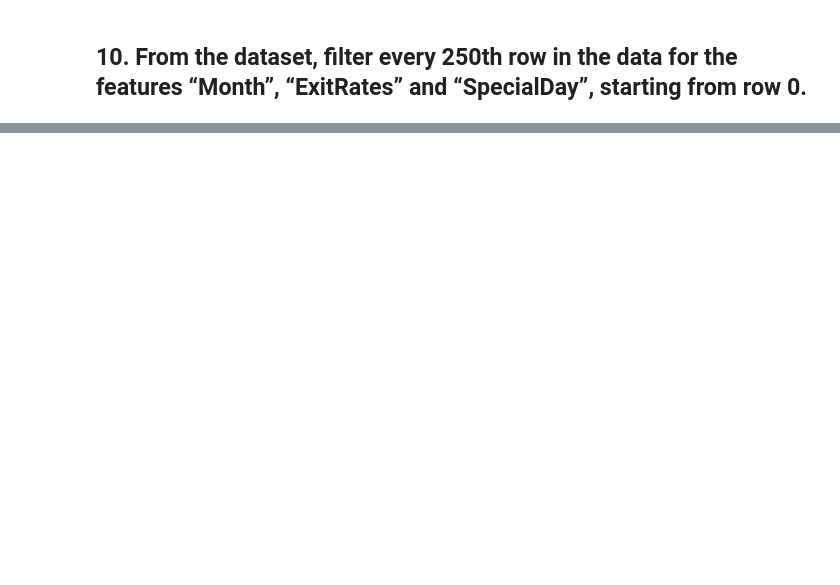
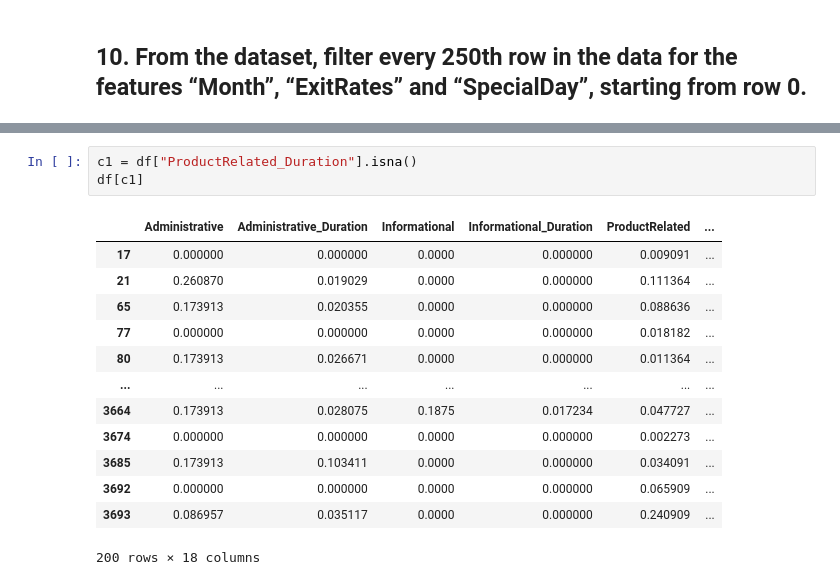
Before and after one commit to josingler/GDA, a Jupyter notebook: GDA_test_beispiele.ipynb, the cells around one changed output, grey strips where cells are left out. Cells and saved outputs as stored; diff of their text form; blank space fills up the shorter version.

```diff
--- a/GDA_test_beispiele.ipynb
+++ b/GDA_test_beispiele.ipynb
@@ -336,0 +597,17 @@ Name: 3237, dtype: object
+# %%
+c1 = df["ProductRelated_Duration"].isna()
+df[c1]
+# %% [output]
+|  | Administrative | Administrative_Duration | Informational | Informational_Duration | ProductRelated | ... |
+| 17 | 0.000000 | 0.000000 | 0.0000 | 0.000000 | 0.009091 | ... |
+| 21 | 0.260870 | 0.019029 | 0.0000 | 0.000000 | 0.111364 | ... |
+| 65 | 0.173913 | 0.020355 | 0.0000 | 0.000000 | 0.088636 | ... |
+| 77 | 0.000000 | 0.000000 | 0.0000 | 0.000000 | 0.018182 | ... |
+| 80 | 0.173913 | 0.026671 | 0.0000 | 0.000000 | 0.011364 | ... |
+| ... | ... | ... | ... | ... | ... | ... |
+| 3664 | 0.173913 | 0.028075 | 0.1875 | 0.017234 | 0.047727 | ... |
+| 3674 | 0.000000 | 0.000000 | 0.0000 | 0.000000 | 0.002273 | ... |
+| 3685 | 0.173913 | 0.103411 | 0.0000 | 0.000000 | 0.034091 | ... |
+| 3692 | 0.000000 | 0.000000 | 0.0000 | 0.000000 | 0.065909 | ... |
+| 3693 | 0.086957 | 0.035117 | 0.0000 | 0.000000 | 0.240909 | ... |
+200 rows × 18 columns
```
Also changed, not shown: parts of 70 cells of this notebook.
